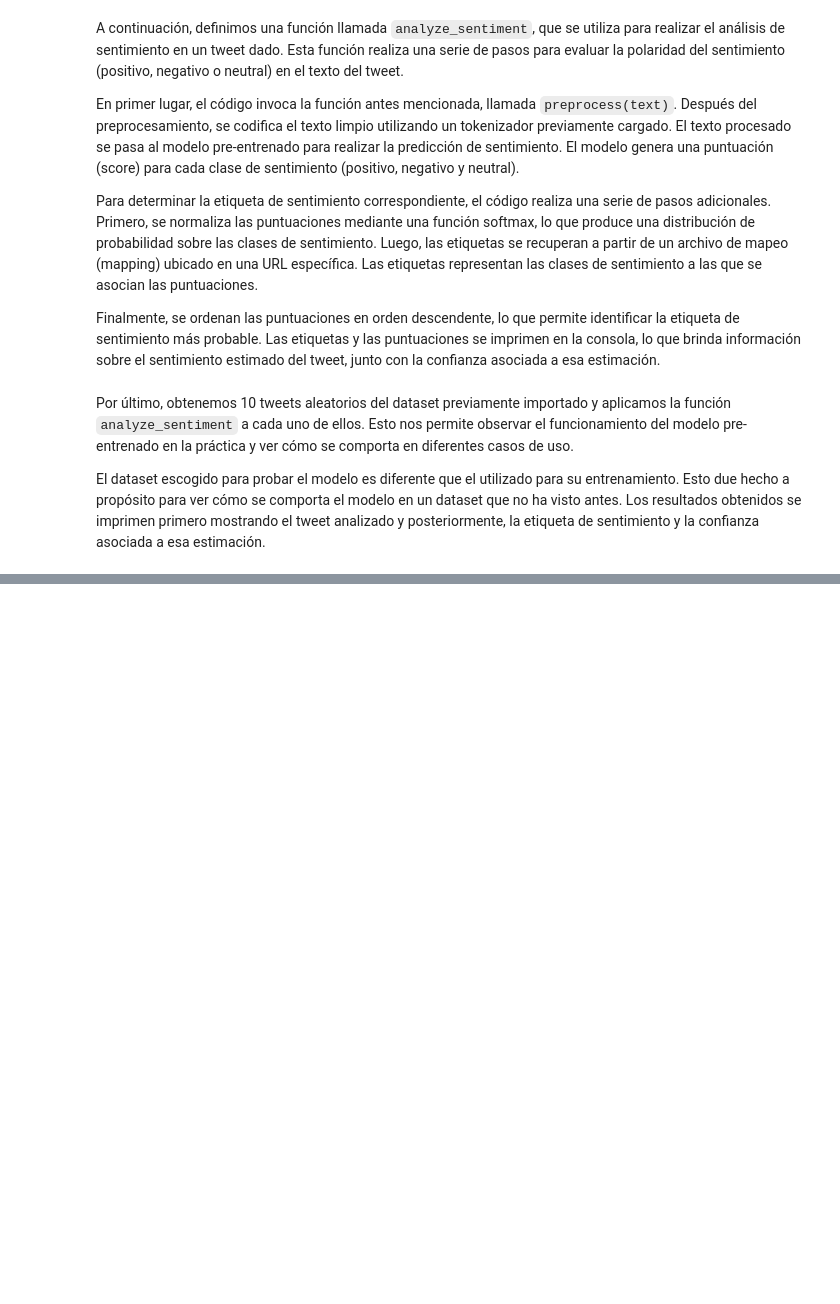
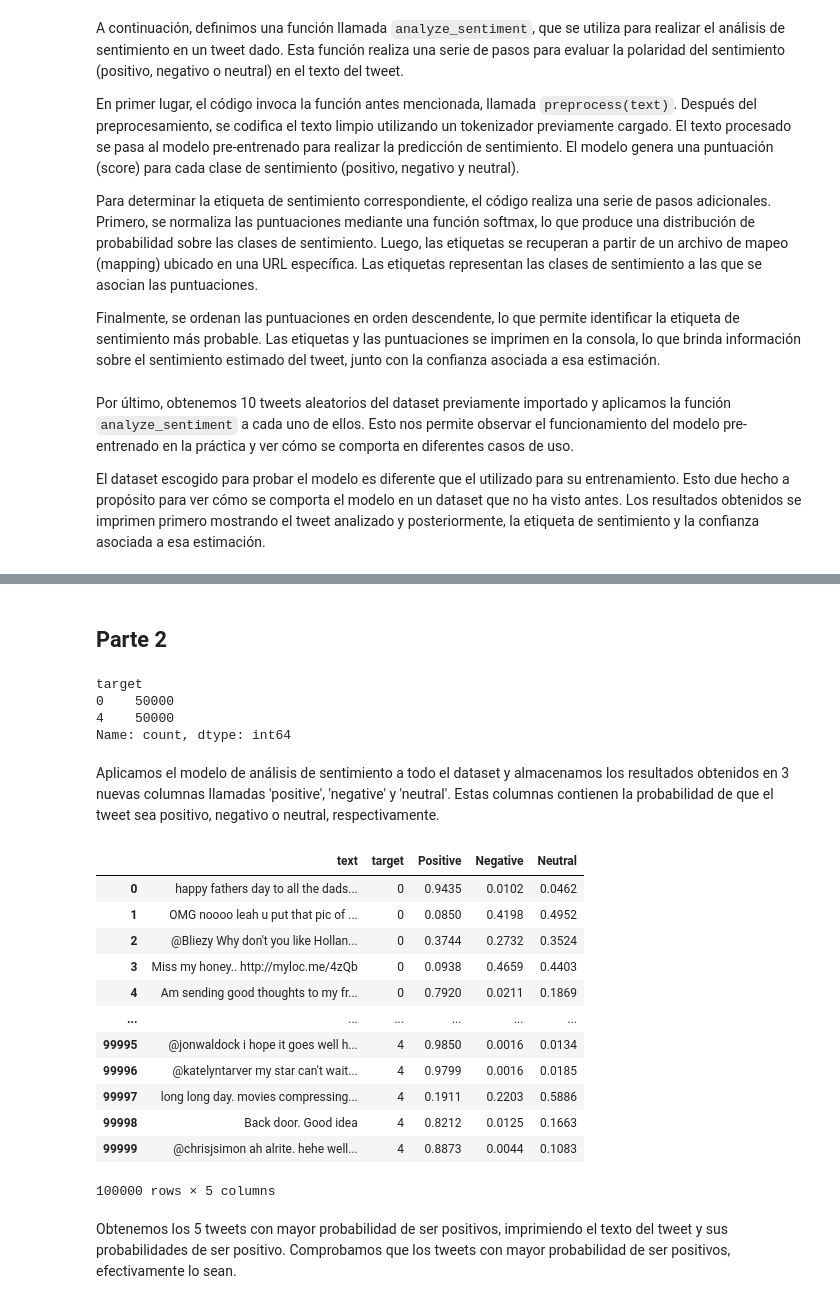
Before and after one commit to AlfonsoPineda/AdvancedAI, a Jupyter notebook: Bloque II y III/M3. NLP/Actividad 2 - Aplicación de análisis de sentimientos.ipynb, the cells around one changed output, grey strips where cells are left out. Cells and saved outputs as stored; diff of their text form; code cells hidden in the pictures; blank space fills up the shorter version.

```diff
--- a/Bloque II y III/M3. NLP/Actividad 2 - Aplicación de análisis de sentimientos.ipynb
+++ b/Bloque II y III/M3. NLP/Actividad 2 - Aplicación de análisis de sentimientos.ipynb
@@ -176,0 +183,60 @@ Tweet: @stellargirl my laptop does both of those things - and crashes FireFox on
+# %% [markdown]
+## Parte 2
+# %%
+# Contar la cantidad de registros para cada categoría de 'target'
+target_counts = data['target'].value_counts()
+
+# Definir la cantidad de registros que deseas muestrear por categoría
+sample_size_per_category = 50000  # Puedes ajustar este valor según tus necesidades
+
+# Realizar el muestreo equilibrado
+sampled_data = data.groupby('target', group_keys=False).apply(lambda x: x.sample(min(len(x), sample_size_per_category)))
+
+# Restablecer el índice del dataset resultante
+sampled_data = sampled_data.reset_index(drop=True)
+
+# Verificar que el muestreo sea equilibrado
+sampled_target_counts = sampled_data['target'].value_counts()
+print(sampled_target_counts)
+# %% [output]
+target
+0    50000
+4    50000
+Name: count, dtype: int64
+# %% [markdown]
+Aplicamos el modelo de análisis de sentimiento a todo el dataset y almacenamos los resultados obtenidos en 3 nuevas columnas llamadas 'positive', 'negative' y 'neutral'. Estas columnas contienen la probabilidad de que el tweet sea positivo, negativo o neutral, respectivamente.
+# %%
+# Aplicar el análisis de sentimiento a todo el dataset
+positive_scores = []
+negative_scores = []
+neutral_scores = []
+
+for index, row in sampled_data.iterrows():
+    text = row['text']
+    sentiment_result = analyze_sentiment(text)
+    positive_scores.append(sentiment_result.get('positive', 0))
+    negative_scores.append(sentiment_result.get('negative', 0))
+    neutral_scores.append(sentiment_result.get('neutral', 0))
+
+# Agregar las columnas al dataset
+sampled_data['Positive'] = positive_scores
+sampled_data['Negative'] = negative_scores
+sampled_data['Neutral'] = neutral_scores
+# %%
+sampled_data
+# %% [output]
+|  | text | target | Positive | Negative | Neutral |
+| 0 | happy fathers day to all the dads... | 0 | 0.9435 | 0.0102 | 0.0462 |
+| 1 | OMG noooo leah u put that pic of ... | 0 | 0.0850 | 0.4198 | 0.4952 |
+| 2 | @Bliezy Why don't you like Hollan... | 0 | 0.3744 | 0.2732 | 0.3524 |
+| 3 | Miss my honey.. http://myloc.me/4zQb | 0 | 0.0938 | 0.4659 | 0.4403 |
+| 4 | Am sending good thoughts to my fr... | 0 | 0.7920 | 0.0211 | 0.1869 |
+| ... | ... | ... | ... | ... | ... |
+| 99995 | @jonwaldock i hope it goes well h... | 4 | 0.9850 | 0.0016 | 0.0134 |
+| 99996 | @katelyntarver my star can't wait... | 4 | 0.9799 | 0.0016 | 0.0185 |
+| 99997 | long long day. movies compressing... | 4 | 0.1911 | 0.2203 | 0.5886 |
+| 99998 | Back door. Good idea | 4 | 0.8212 | 0.0125 | 0.1663 |
+| 99999 | @chrisjsimon ah alrite. hehe well... | 4 | 0.8873 | 0.0044 | 0.1083 |
+100000 rows × 5 columns
+# %% [markdown]
+Obtenemos los 5 tweets con mayor probabilidad de ser positivos, imprimiendo el texto del tweet y sus probabilidades de ser positivo. Comprobamos que los tweets con mayor probabilidad de ser positivos, efectivamente lo sean.
```
Also changed, not shown: parts of 15 cells of this notebook.
